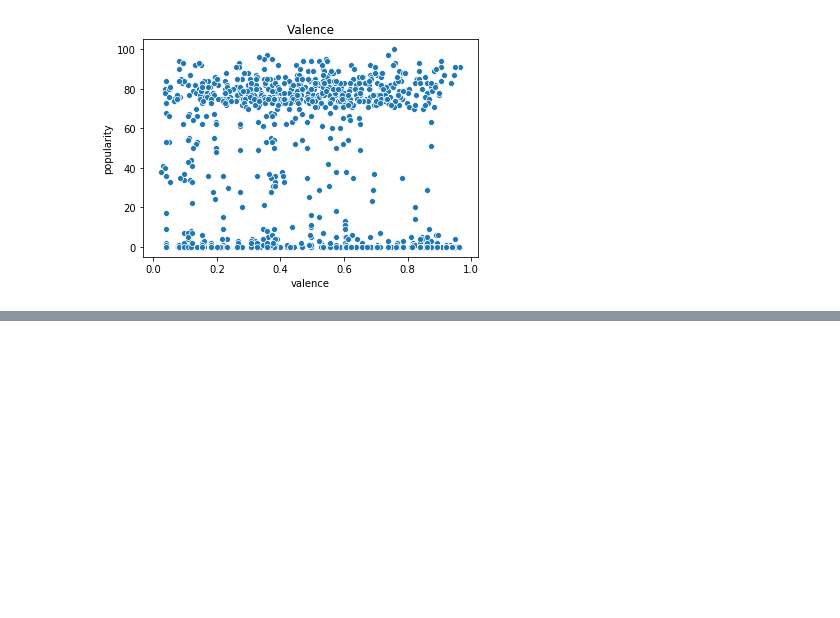
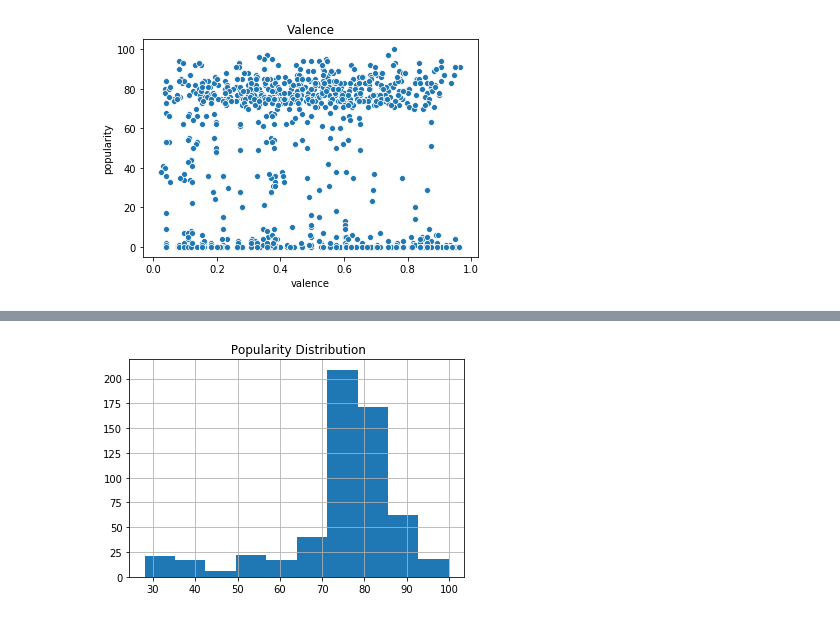
Before and after one commit to ipatel467/Spotify-Project, a Jupyter notebook: Spotify.ipynb, the cells around one changed output, grey strips where cells are left out. Drawn from its saved outputs; the diff is of its cells as text; code cells hidden in the pictures; blank space fills up the shorter version.

```diff
--- a/Spotify.ipynb
+++ b/Spotify.ipynb
@@ -295,3 +314,8 @@ df.head()
 | 2 | Pop Smoke | For The Night (feat. Lil Baby & D... | 0PvFJmanyNQMseIFrU708S | 95 | 0.1140 | 0.823 | 190476 | 0.586 | ... |
 | 3 | Drake | Laugh Now Cry Later (feat. Lil Durk) | 2SAqBLGA283SUiwJ3xOUVI | 94 | 0.2440 | 0.761 | 261493 | 0.518 | ... |
 | 4 | Pop Smoke | What You Know Bout Love | 1tkg4EHVoqnhR6iFEXb60y | 95 | 0.6500 | 0.709 | 160000 | 0.548 | ... |
+# %%
+df['popularity'].hist()
+plt.title(' Popularity Distribution');
+# %% [output]
+[figure, added]
```
Also changed, not shown: parts of 20 cells of this notebook.
